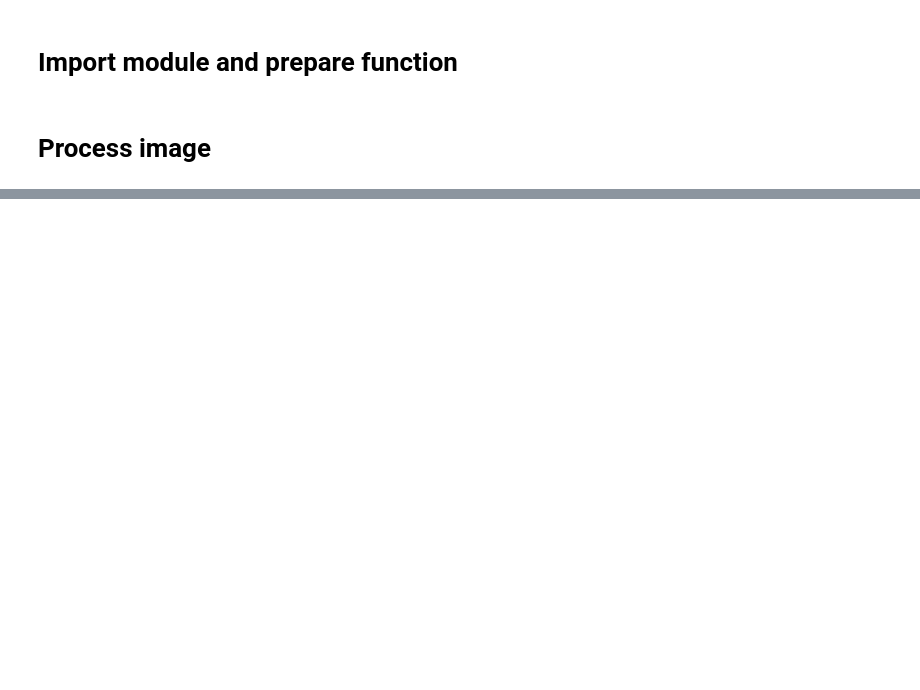
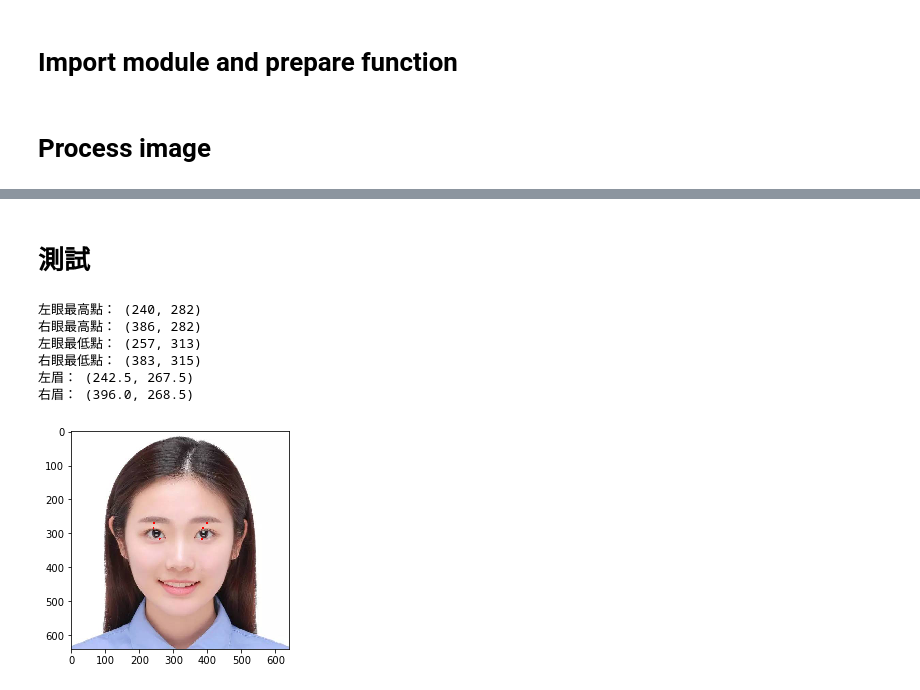
Before and after one commit to music1353/Face-Recognition, a Jupyter notebook: Main.ipynb, the cells around one changed output, grey strips where cells are left out. Saved outputs shown, nothing was run; the diff lists cells and outputs as text; code cells hidden in the pictures; blank space fills up the shorter version.

```diff
--- a/Main.ipynb
+++ b/Main.ipynb
@@ -41,6 +64,8 @@ eye_cascade = cv2.CascadeClassifier('haarcascades/haarcascade_eye.xml')
 
 img = cv2.imread('images/1.jpg')
 gray = cv2.cvtColor(img, cv2.COLOR_BGR2GRAY)
+
+eye_top_points = [] # 左眼、右眼的原圖片最高點座標
 
 faces = face_cascade.detectMultiScale(gray, 1.3, 5)
 for (x,y,w,h) in faces:
@@ -102,6 +127,7 @@ for (x,y,w,h) in faces:
 
         print('4 points: ', top_right, top_left, bottom_right, bottom_left)
         print('top_point_axis:', (x+ex+top_point_x, y+ey+top_point_y))
+        eye_top_points.append((x+ex+top_point_x, y+ey+top_point_y))
 
         # draw counter on the image
         cv2.rectangle(crop_img, top_left, bottom_right, (0,255,0), 3)
@@ -115,7 +141,7 @@ for (x,y,w,h) in faces:
         plt.imshow(img_rgb)
         plt.show()
 
-
+print('eye_top_points:', eye_top_points)
 img_rgb = cv2.cvtColor(img, cv2.COLOR_BGR2RGB)
 plt.imshow(img_rgb)
 plt.show()
@@ -133,0 +361,37 @@ top_point_axis: (386, 282)
+# %% [markdown]
+# 測試
+# %%
+IMG_URL = 'images/1.jpg'
+
+# Variables =================================
+# left_eye_top_axis: 左眼最高點座標(包含眼皮)
+# left_eye_bottom_axis: 左眼最低點座標
+# right_eye_top_axis: 右眼最高點座標(包含眼皮)
+# right_eye_bottom_axis: 右眼最低點座標
+# left_eyebrow_axis: 左眉毛座標
+# right_eyebrow_axis: 右眉毛座標
+# ===========================================
+
+[left_eye_top_axis, right_eye_top_axis] = RecognitionUtils.recognize_eye_top_axis(IMG_URL)
+left_eyebrow_axis, right_eyebrow_axis, left_eye_bottom_axis, right_eye_bottom_axis = RecognitionUtils.recognize_eye_and_eyebrow_axis(IMG_URL)
+
+print('左眼最高點：',left_eye_top_axis)
+print('右眼最高點：', right_eye_top_axis)
+print('左眼最低點：', left_eye_bottom_axis)
+print('右眼最低點：', right_eye_bottom_axis)
+print('左眉：', left_eyebrow_axis)
+print('右眉：', right_eyebrow_axis)
+
+draw_points = [left_eye_top_axis, left_eye_bottom_axis, right_eye_top_axis,
+               right_eye_bottom_axis, left_eyebrow_axis, right_eyebrow_axis]
+drawn_img = RecognitionUtils.draw_point(IMG_URL, draw_points)
+plt.imshow(drawn_img)
+plt.show()
+# %% [output]
+左眼最高點： (240, 282)
+右眼最高點： (386, 282)
+左眼最低點： (257, 313)
+右眼最低點： (383, 315)
+左眉： (242.5, 267.5)
+右眉： (396.0, 268.5)
+[figure, added]
```
Also changed, not shown: parts of 6 cells of this notebook, 2 other files.
